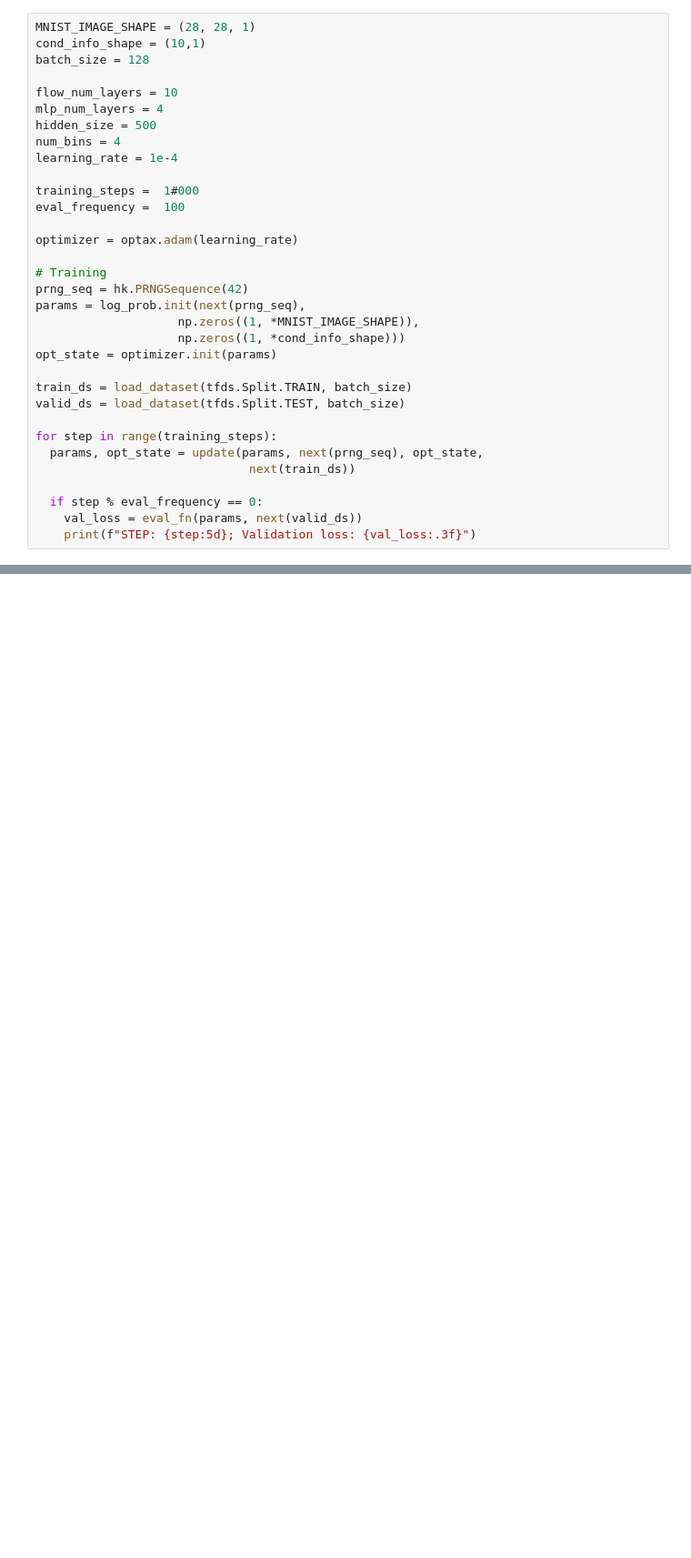
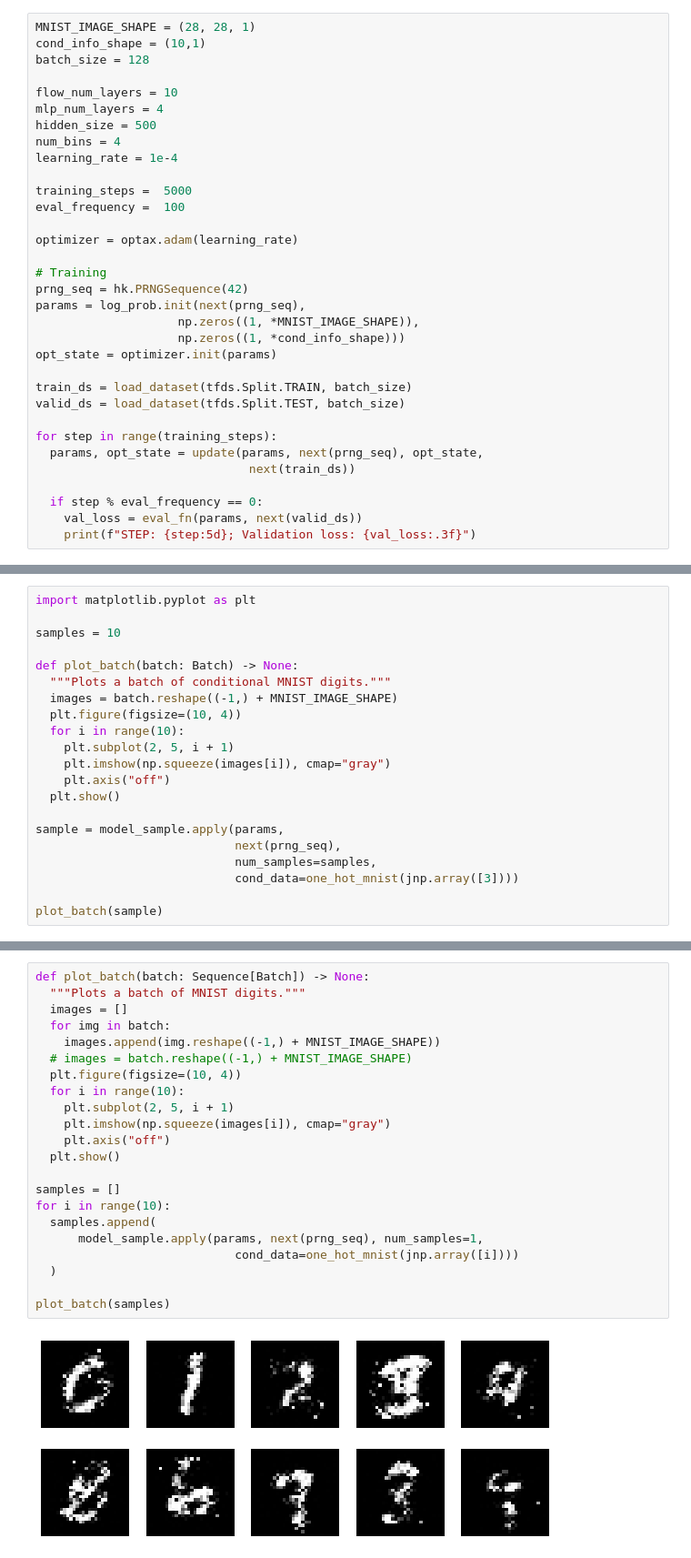
Before and after one commit to vz415/lfiax, a Jupyter notebook: examples/mnist.ipynb, the cells around one changed output, grey strips where cells are left out. Shown: that part at 91% size. Saved outputs shown, nothing was run; the diff lists cells and outputs as text; blank space fills up the shorter version.

Commit message:
new mnist ipynb with figures

```diff
--- a/examples/mnist.ipynb
+++ b/examples/mnist.ipynb
@@ -113,7 +113,7 @@ hidden_size = 500
 num_bins = 4
 learning_rate = 1e-4
 
-training_steps =  1#000
+training_steps =  5000
 eval_frequency =  100
 
 optimizer = optax.adam(learning_rate)
@@ -143,0 +157,21 @@ len(MNIST_IMAGE_SHAPE)
+# %%
+import matplotlib.pyplot as plt
+
+samples = 10
+
+def plot_batch(batch: Batch) -> None:
+  """Plots a batch of conditional MNIST digits."""
+  images = batch.reshape((-1,) + MNIST_IMAGE_SHAPE)
+  plt.figure(figsize=(10, 4))
+  for i in range(10):
+    plt.subplot(2, 5, i + 1)
+    plt.imshow(np.squeeze(images[i]), cmap="gray")
+    plt.axis("off")
+  plt.show()
+
+sample = model_sample.apply(params,
+                            next(prng_seq),
+                            num_samples=samples,
+                            cond_data=one_hot_mnist(jnp.array([3])))
+
+plot_batch(sample)
@@ -143,0 +180,24 @@ len(MNIST_IMAGE_SHAPE)
+# %%
+def plot_batch(batch: Sequence[Batch]) -> None:
+  """Plots a batch of MNIST digits."""
+  images = []
+  for img in batch:
+    images.append(img.reshape((-1,) + MNIST_IMAGE_SHAPE))
+  # images = batch.reshape((-1,) + MNIST_IMAGE_SHAPE)
+  plt.figure(figsize=(10, 4))
+  for i in range(10):
+    plt.subplot(2, 5, i + 1)
+    plt.imshow(np.squeeze(images[i]), cmap="gray")
+    plt.axis("off")
+  plt.show()
+
+samples = []
+for i in range(10):
+  samples.append(
+      model_sample.apply(params, next(prng_seq), num_samples=1,
+                            cond_data=one_hot_mnist(jnp.array([i])))
+  )
+
+plot_batch(samples)
+# %% [output]
+[figure, added]
```
Also changed, not shown: parts of 4 cells of this notebook.
